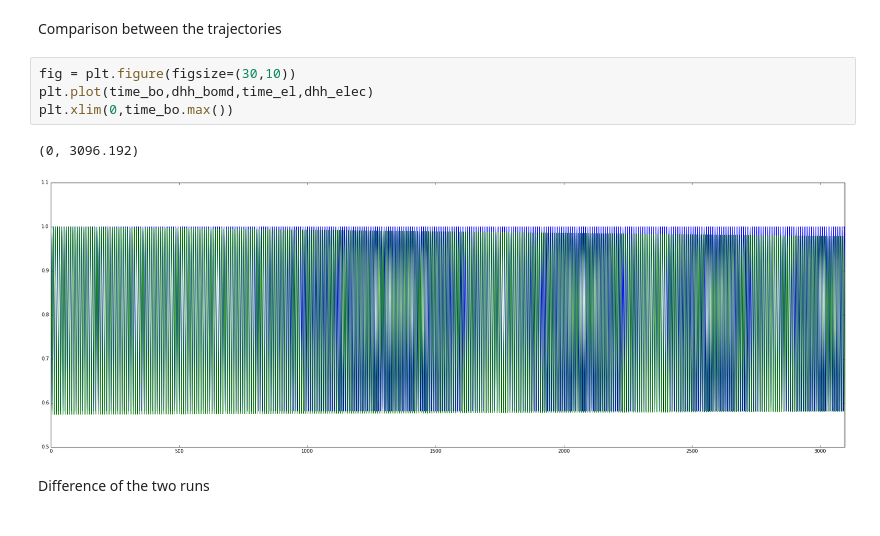
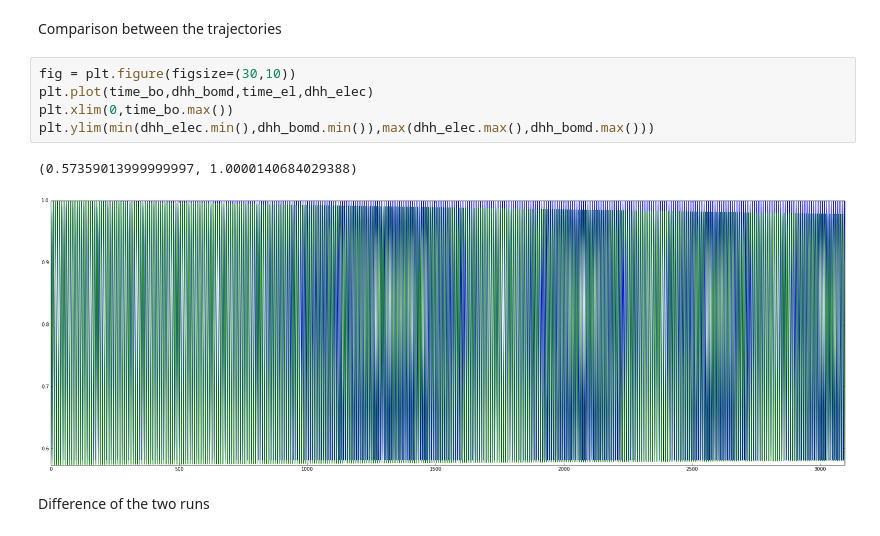
Before and after one commit to fbonafe/ipnbs, a Jupyter notebook: vib_freq_H2.ipynb, the cells around one changed output. Cells and saved outputs as stored; diff of their text form.

```diff
--- a/vib_freq_H2.ipynb
+++ b/vib_freq_H2.ipynb
@@ -57,10 +57,11 @@ Comparison between the trajectories
 # %%
 fig = plt.figure(figsize=(30,10))
 plt.plot(time_bo,dhh_bomd,time_el,dhh_elec)
 plt.xlim(0,time_bo.max())
+plt.ylim(min(dhh_elec.min(),dhh_bomd.min()),max(dhh_elec.max(),dhh_bomd.max()))
 # %% [output]
-(0, 3096.192)
+(0.57359013999999997, 1.0000140684029388)
-[figure, old version]
+[figure, new version]
 # %% [markdown]
 Difference of the two runs
 # %%
```
